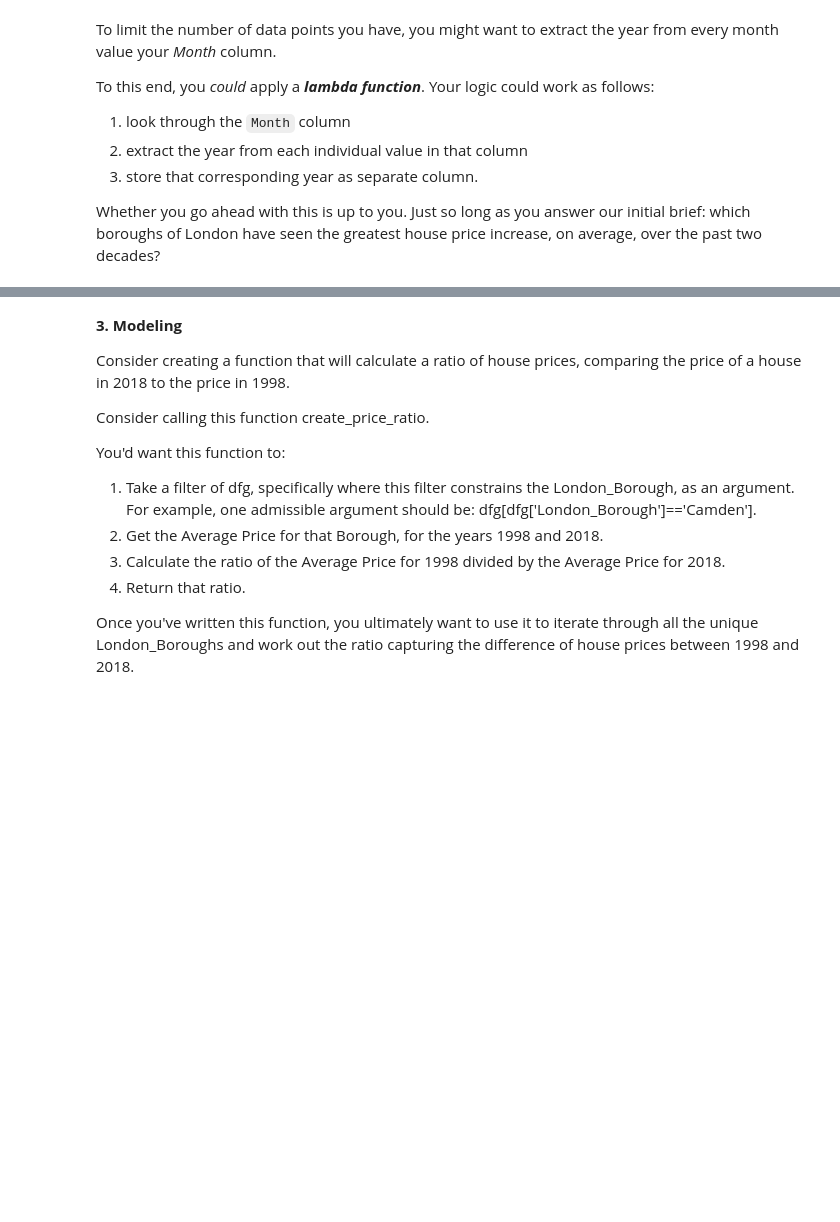
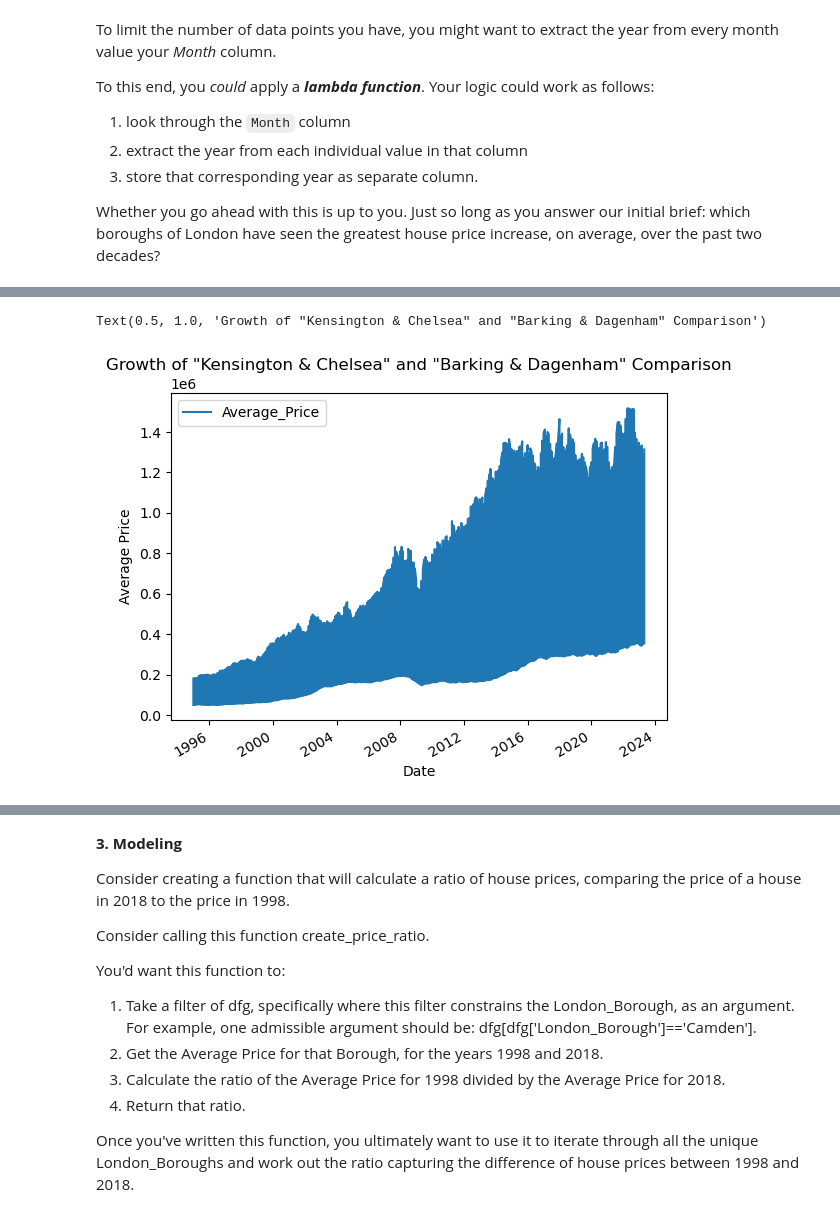
Before and after one commit to vanslykeaudio/SpringBoardDataScience, a Jupyter notebook: Unit_4_Challenge_-_Tier_3.ipynb/Unit 4 Challenge - Tier 3.ipynb, the cells around one changed output, grey strips where cells are left out. Drawn from its saved outputs; the diff is of its cells as text; code cells hidden in the pictures; blank space fills up the shorter version.

```diff
--- a/Unit_4_Challenge_-_Tier_3.ipynb/Unit 4 Challenge - Tier 3.ipynb
+++ b/Unit_4_Challenge_-_Tier_3.ipynb/Unit 4 Challenge - Tier 3.ipynb
@@ -337,0 +348,10 @@ df = NaNFreeDF
+# %%
+df_bar_ken = df.set_index('London_Boroughs').loc[['Barking & Dagenham','Kensington & Chelsea']]
+df_bar_ken.plot(kind='line', x='Month', y='Average_Price')
+plt.legend()
+plt.xlabel('Date')
+plt.ylabel('Average Price')
+plt.title('Growth of "Kensington & Chelsea" and "Barking & Dagenham" Comparison')
+# %% [output]
+Text(0.5, 1.0, 'Growth of "Kensington & Chelsea" and "Barking & Dagenham" Comparison')
+[figure, added]
```
Also changed, not shown: parts of 12 cells of this notebook, 1 other file.
